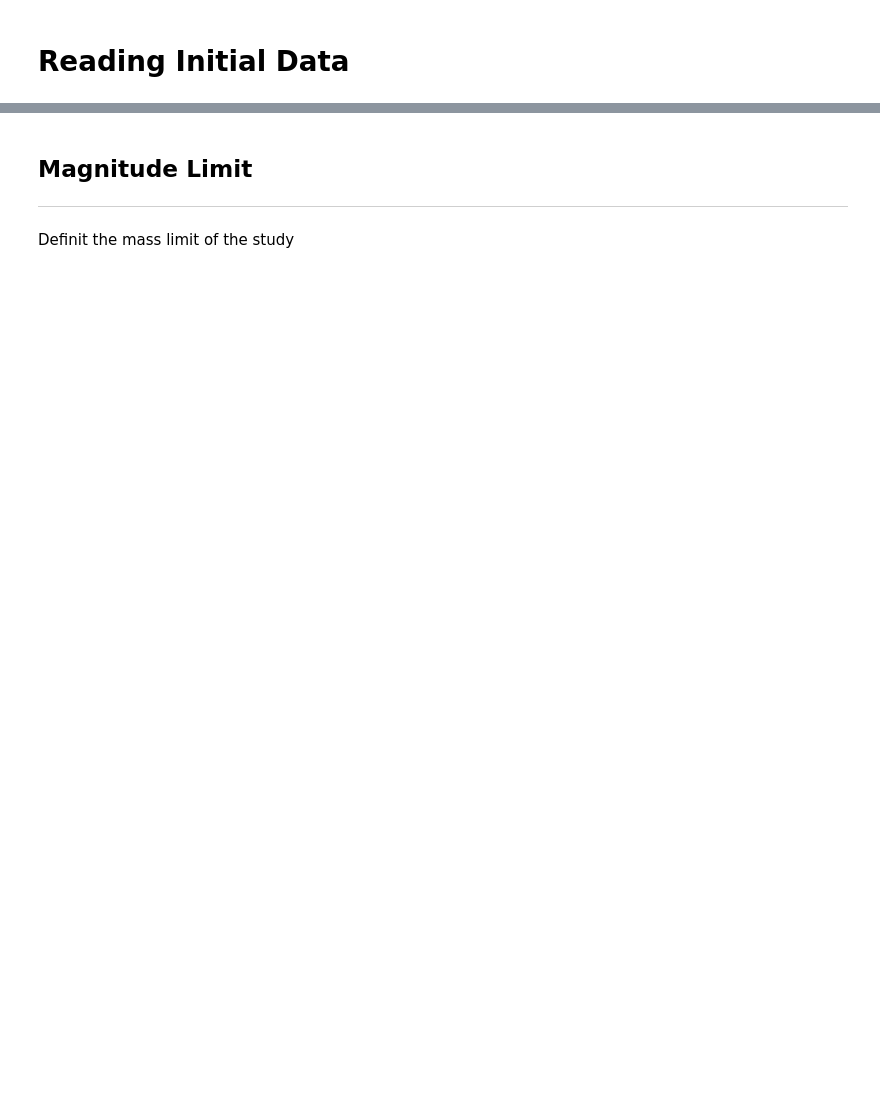
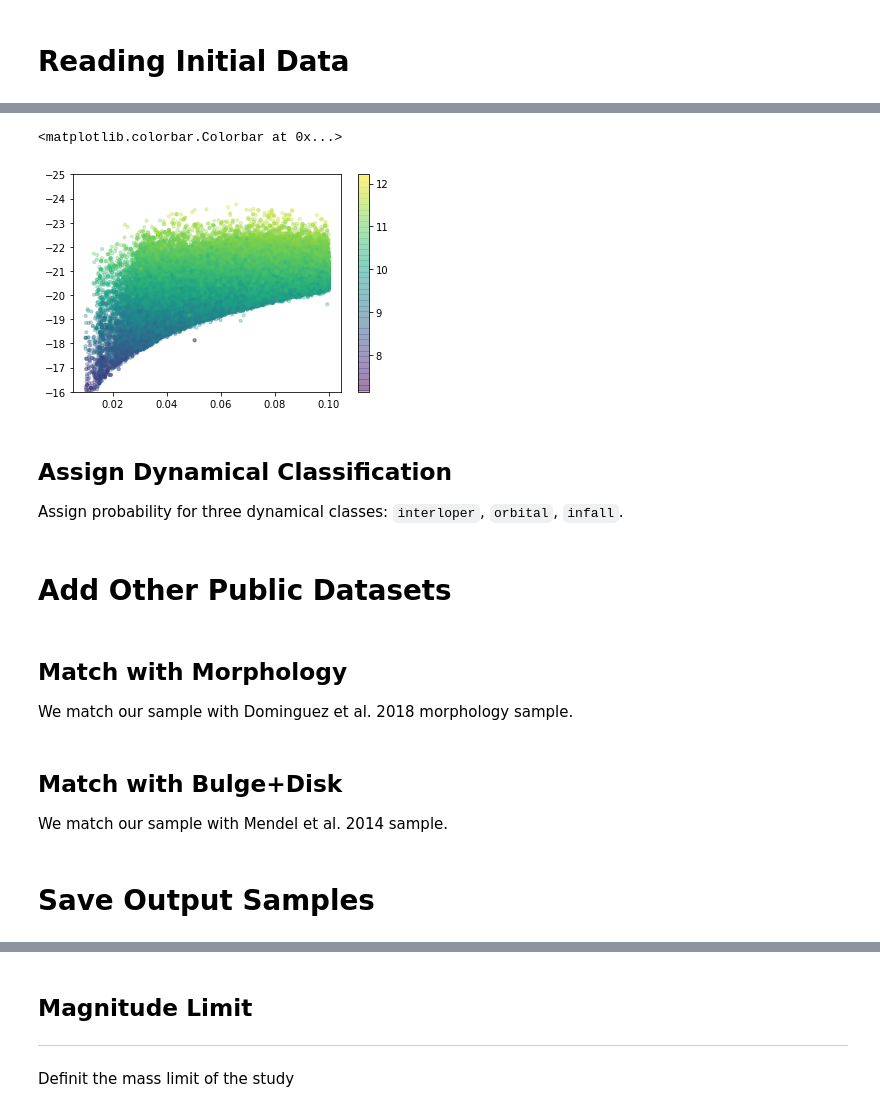
Before and after one commit to estevesjh/galaxyFormation, a Jupyter notebook: notebooks/PreProcessing.ipynb, the cells around one changed output, grey strips where cells are left out. Cells and saved outputs as stored; diff of their text form; code cells hidden in the pictures; blank space fills up the shorter version.

```diff
--- a/notebooks/PreProcessing.ipynb
+++ b/notebooks/PreProcessing.ipynb
@@ -77,0 +185,33 @@ Table length=92374
+# %%
+kr_gr = calc_kcor('r',zgal,'gr',gr)
+# %%
+zbins = np.arange(0.,0.3+0.01,0.01)
+dmbins = AngularDistance(zbins)
+# %%
+DM = 5*np.log10(np.interp(zgal,zbins,dmbins)*1e6+1e-9)-5
+# %%
+Mr = mr-DM-kr_gr
+# %%
+mask = (zgal>0.01)&(zgal<0.1)&(smass>7)
+plt.scatter(zgal[mask],Mr[mask],c=smass[mask],s=10,alpha=0.3)
+plt.ylim(-16,-25)
+plt.colorbar()
+# %% [output]
+<matplotlib.colorbar.Colorbar at 0x...>
+[figure, added]
+# %% [markdown]
+## Assign Dynamical Classification
+
+Assign probability for three dynamical classes: `interloper`, `orbital`, `infall`.
+# %% [markdown]
+# Add Other Public Datasets
+# %% [markdown]
+## Match with Morphology
+
+We match our sample with Dominguez et al. 2018 morphology sample.
+# %% [markdown]
+## Match with Bulge+Disk
+
+We match our sample with Mendel et al. 2014 sample.
+# %% [markdown]
+# Save Output Samples
```
Also changed, not shown: parts of 52 cells of this notebook, 3 other files.
